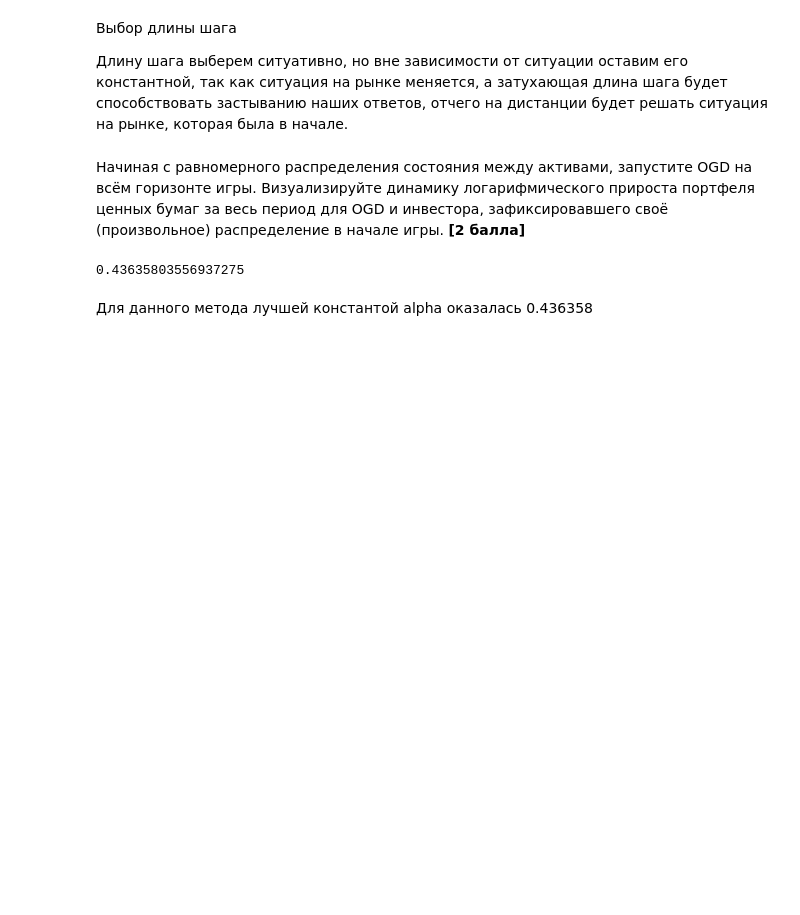
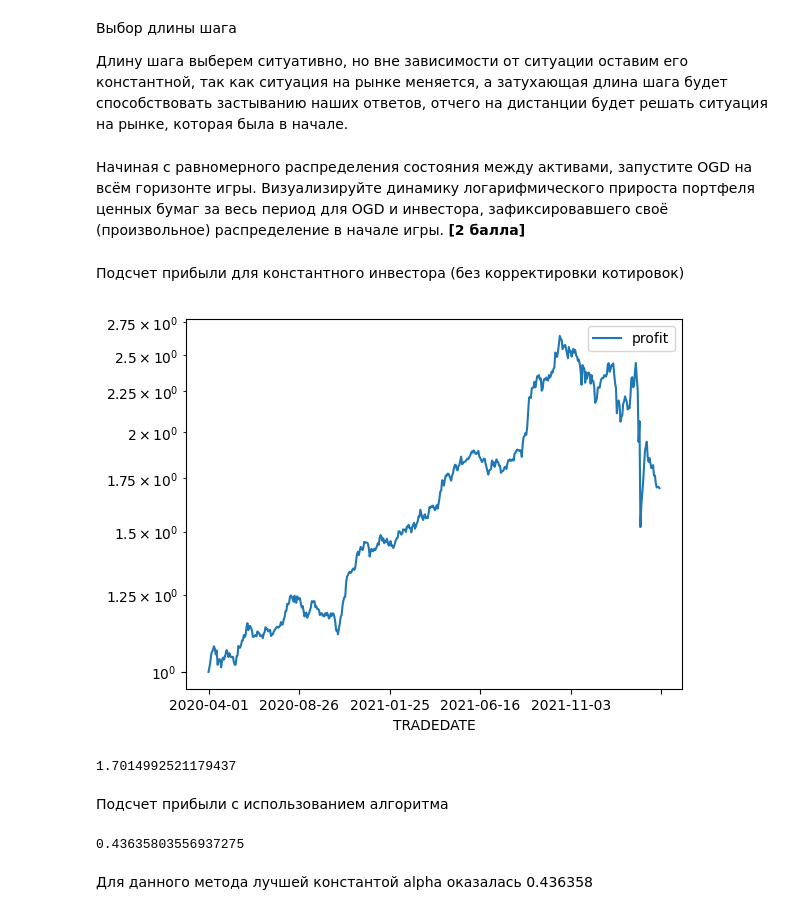
Before and after one commit to Alterise/Decision-Making-Theory, a Jupyter notebook: HW2/algo-fixed.ipynb, the cells around one changed output. Saved outputs shown, nothing was run; the diff lists cells and outputs as text; code cells hidden in the pictures; blank space fills up the shorter version.

```diff
--- a/HW2/algo-fixed.ipynb
+++ b/HW2/algo-fixed.ipynb
@@ -207,3 +207,5 @@ def descent(begin_state, df_r, grad_func, lr_scheduler=lambda i: 0.1):
 Длину шага выберем ситуативно, но вне зависимости от ситуации оставим его константной, так как ситуация на рынке меняется, а затухающая длина шага будет способствовать застыванию наших ответов, отчего на дистанции будет решать ситуация на рынке, которая была в начале.
 # %% [markdown]
 Начиная с равномерного распределения состояния между активами, запустите OGD на всём горизонте игры. Визуализируйте динамику логарифмического прироста портфеля ценных бумаг за весь период для OGD и инвестора, зафиксировавшего своё (произвольное) распределение в начале игры. **[2 балла]**
+# %% [markdown]
+Подсчет прибыли для константного инвестора (без корректировки котировок)
@@ -210,3 +214,18 @@ def descent(begin_state, df_r, grad_func, lr_scheduler=lambda i: 0.1):
+# %%
+profit_to_date = pd.DataFrame(index=data_clear.index, columns=["profit"])
+profit_to_date['profit'] = naive_profit
+# %%
+graph = profit_to_date.plot()
+graph.set_yscale('log')
+# %% [output]
+[figure, added]
+# %%
+#final constant profit
+profit_to_date['profit'][-1]
+# %% [output]
+1.7014992521179437
+# %% [markdown]
+Подсчет прибыли с использованием алгоритма
 # %%
 alpha_array = np.logspace(1, 10, 1000, base=5.1) * 0.0001
 # %%
```
Also changed, not shown: parts of 2 cells of this notebook.
